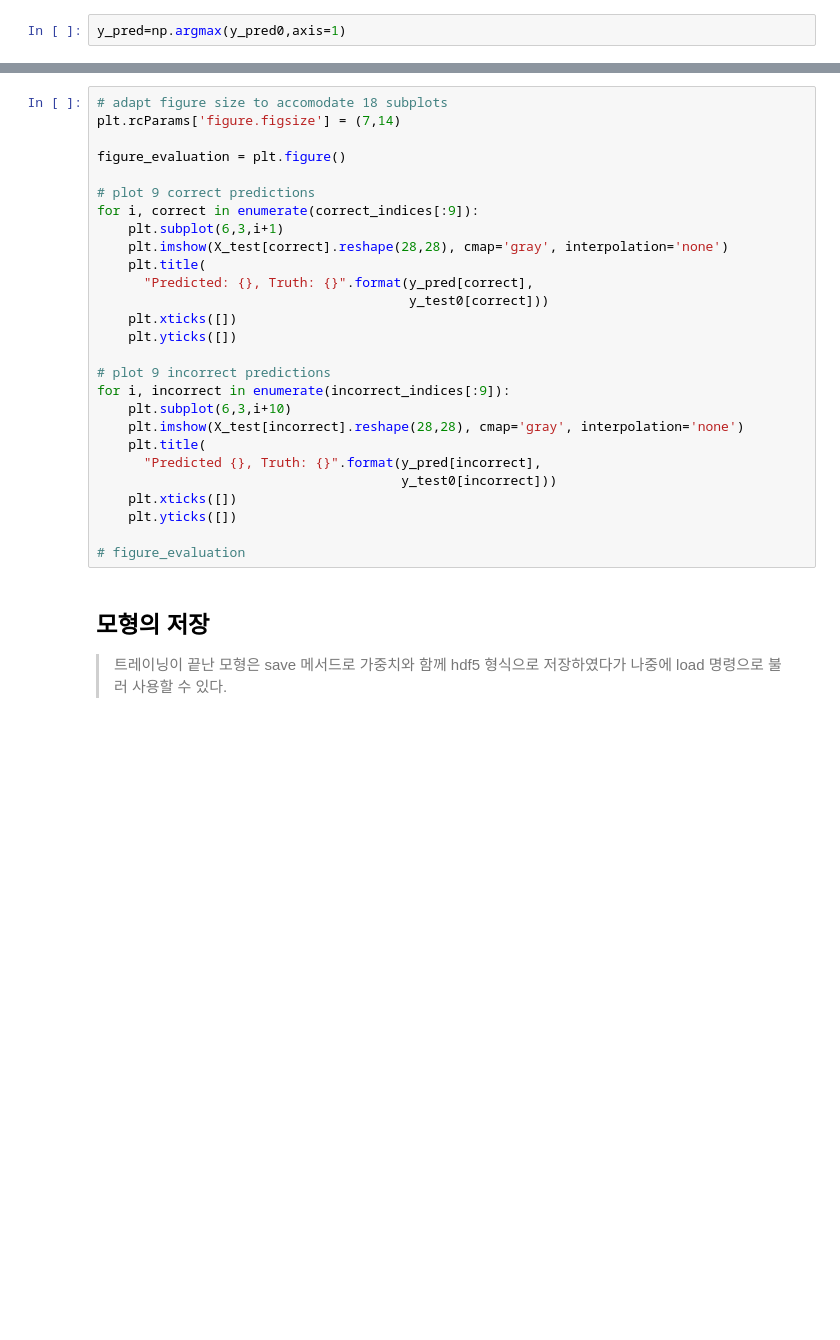
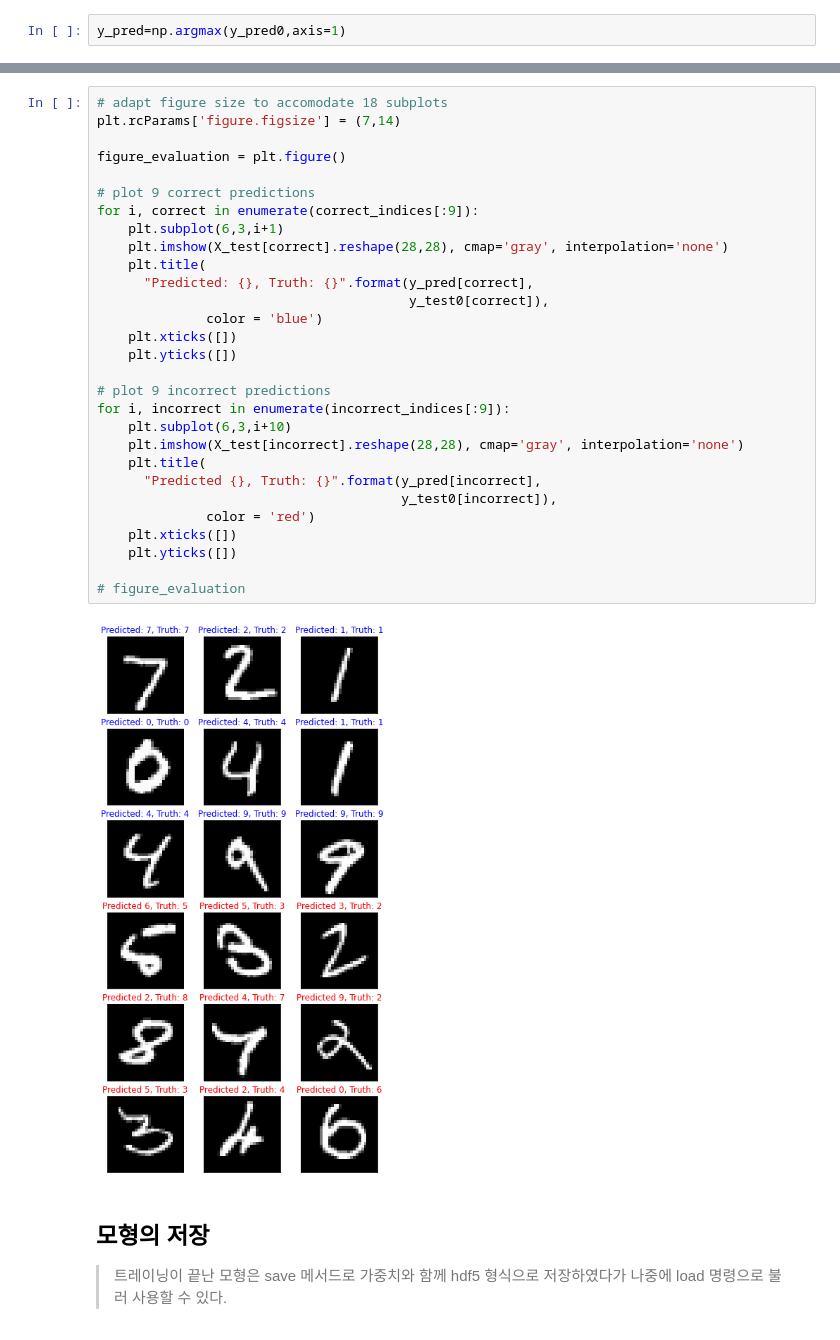
Before and after one commit to KTM001/PDM01, a Jupyter notebook: py-tensorflow/tf2_3_mnist_NN_good.ipynb, the cells around one changed output, grey strips where cells are left out. Cells and saved outputs as stored; diff of their text form; blank space fills up the shorter version.

```diff
--- a/py-tensorflow/tf2_3_mnist_NN_good.ipynb
+++ b/py-tensorflow/tf2_3_mnist_NN_good.ipynb
@@ -255,30 +406,34 @@ print(len(incorrect_indices)," classified incorrectly")
 # %%
 # adapt figure size to accomodate 18 subplots
 plt.rcParams['figure.figsize'] = (7,14)
 
 figure_evaluation = plt.figure()
 
 # plot 9 correct predictions
 for i, correct in enumerate(correct_indices[:9]):
     plt.subplot(6,3,i+1)
     plt.imshow(X_test[correct].reshape(28,28), cmap='gray', interpolation='none')
     plt.title(
       "Predicted: {}, Truth: {}".format(y_pred[correct],
-                                        y_test0[correct]))
+                                        y_test0[correct]),
+              color = 'blue')
     plt.xticks([])
     plt.yticks([])
 
 # plot 9 incorrect predictions
 for i, incorrect in enumerate(incorrect_indices[:9]):
     plt.subplot(6,3,i+10)
     plt.imshow(X_test[incorrect].reshape(28,28), cmap='gray', interpolation='none')
     plt.title(
       "Predicted {}, Truth: {}".format(y_pred[incorrect],
-                                       y_test0[incorrect]))
+                                       y_test0[incorrect]),
+              color = 'red')
     plt.xticks([])
     plt.yticks([])
 
 # figure_evaluation
+# %% [output]
+[figure, added]
 # %% [markdown]
 ## 모형의 저장
 
```
Also changed, not shown: parts of 45 cells of this notebook.
